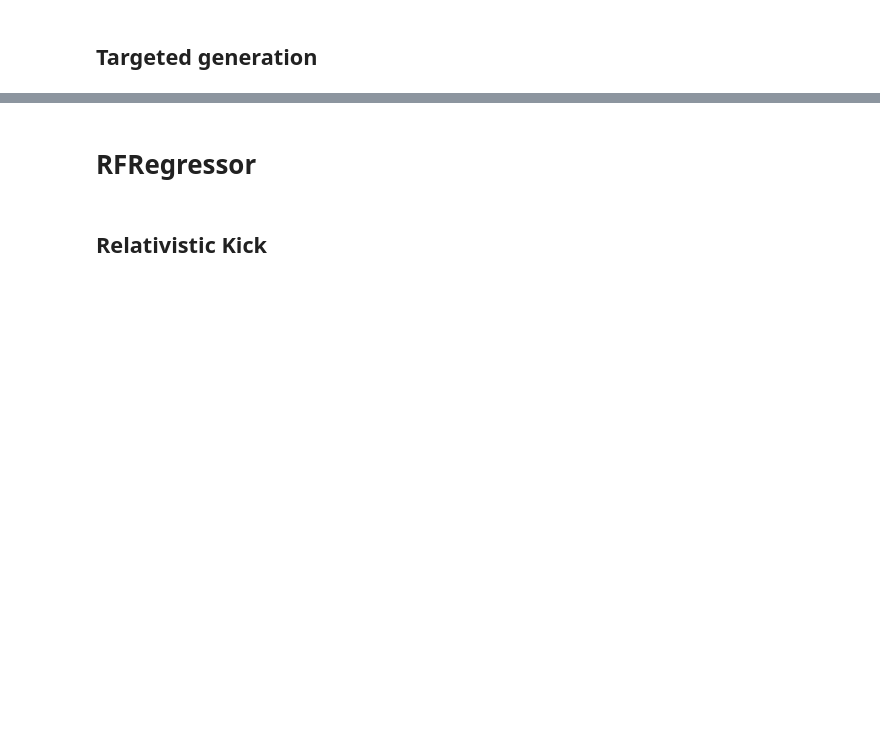
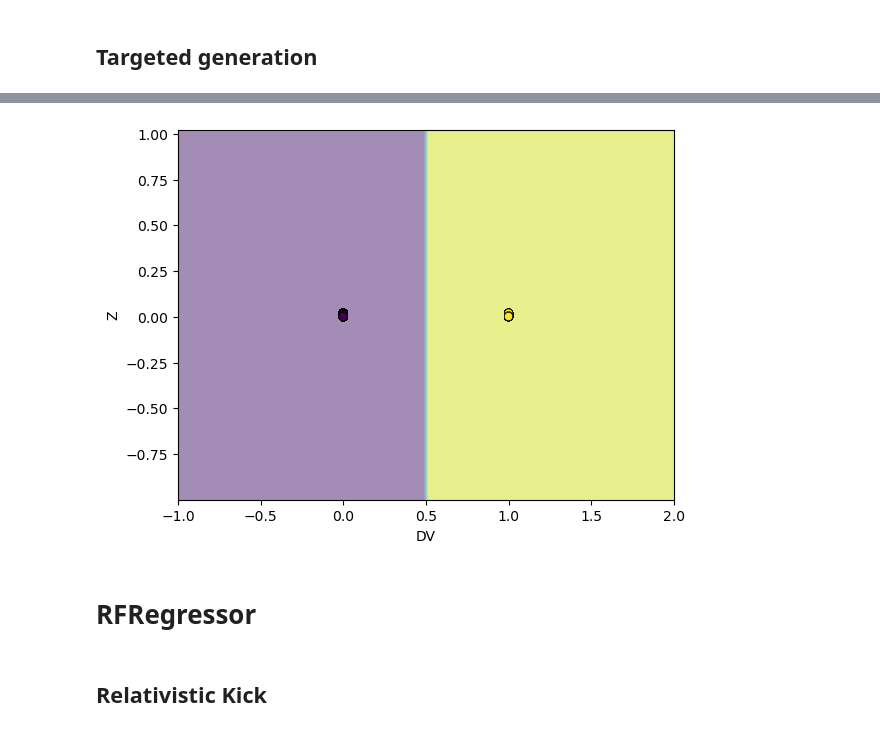
Before and after one commit to BelliLuigi/Hierarchical-mergers-of-black-holes, a Jupyter notebook: RFC.ipynb, the cells around one changed output, grey strips where cells are left out. Saved outputs shown, nothing was run; the diff lists cells and outputs as text; code cells hidden in the pictures; blank space fills up the shorter version.

```diff
--- a/RFC.ipynb
+++ b/RFC.ipynb
@@ -87,3 +104,9 @@ plt.show()
+# %%
+display = DecisionBoundaryDisplay.from_estimator(forest, x_test[['DV', 'Z']], response_method="predict", alpha=.5)
+display.ax_.scatter(x_test['DV'], x_test['Z'], edgecolor='k', c=y_test, lw=0.5)
+plt.show()
+# %% [output]
+[figure, added]
 # %% [markdown]
 # RFRegressor
 # %% [markdown]
```
Also changed, not shown: parts of 19 cells of this notebook.
